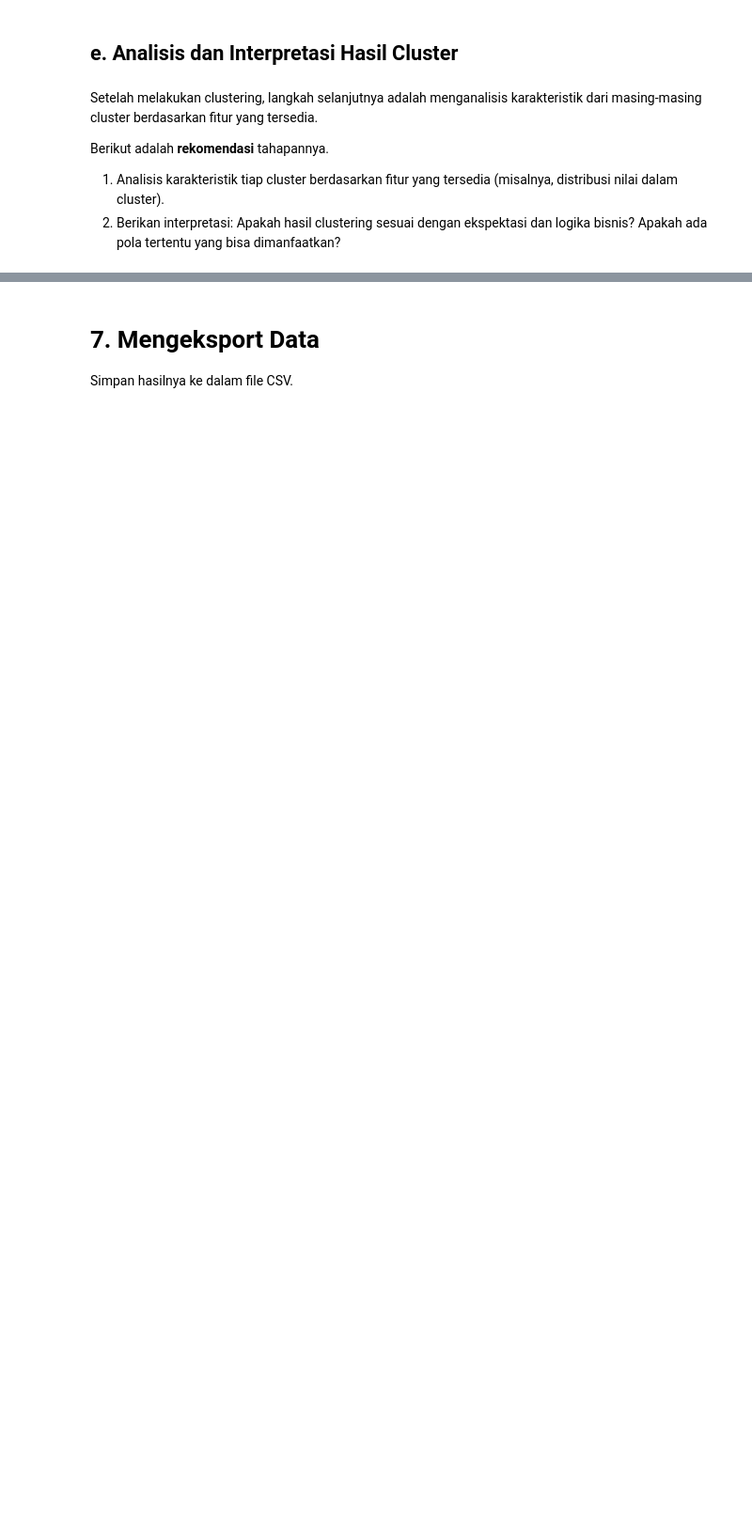
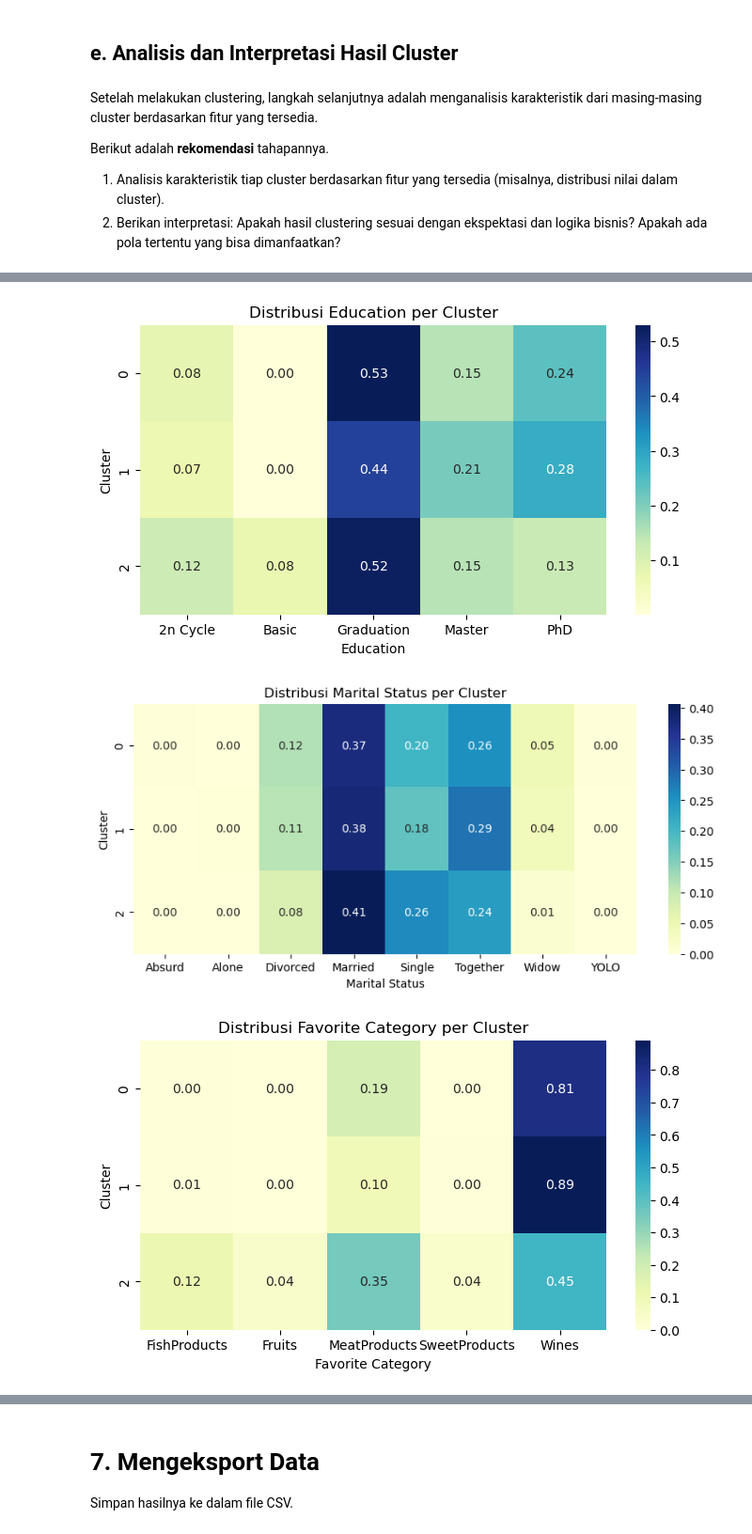
Before and after one commit to RifqiAnshariR/Dicoding-Submissions, a Jupyter notebook: Belajar Dasar Machine Learning/[Clustering]_Submission_Akhir_BMLP_Rifqi Anshari Rasyid.ipynb, the cells around one changed output, grey strips where cells are left out. Shown at 94% size. Cells and saved outputs as stored; diff of their text form; code cells hidden in the pictures; blank space fills up the shorter version.

Commit message:
Update clustering file

```diff
--- a/Belajar Dasar Machine Learning/[Clustering]_Submission_Akhir_BMLP_Rifqi Anshari Rasyid.ipynb
+++ b/Belajar Dasar Machine Learning/[Clustering]_Submission_Akhir_BMLP_Rifqi Anshari Rasyid.ipynb
@@ -591,0 +707,18 @@ Ini dapat membantu dalam merancang strategi pemasaran yang lebih terarah untuk m
+# %%
+# Crosstab untuk fitur Education
+print("Crosstab untuk fitur Education:")
+crosstab_edu = pd.crosstab(df_subset['Cluster'], df_subset['Education'], normalize='index')
+print(crosstab_edu)
+print("\n")
+
+# Crosstab untuk fitur Marital_Status
+print("Crosstab untuk fitur Marital_Status:")
+crosstab_marital = pd.crosstab(df_subset['Cluster'], df_subset['Marital_Status'], normalize='index')
+print(crosstab_marital)
+print("\n")
+
+# Crosstab untuk fitur Favorite_Category
+print("Crosstab untuk fitur Favorite_Category:")
+crosstab_fav = pd.crosstab(df_subset['Cluster'], df_subset['Favorite_Category'], normalize='index')
+print(crosstab_fav)
+print("\n")
@@ -591,0 +743,28 @@ Ini dapat membantu dalam merancang strategi pemasaran yang lebih terarah untuk m
+# %%
+# Crosstab untuk Education
+plt.figure(figsize=(8, 4))
+sns.heatmap(crosstab_edu, annot=True, fmt=".2f", cmap="YlGnBu")
+plt.title('Distribusi Education per Cluster')
+plt.ylabel('Cluster')
+plt.xlabel('Education')
+plt.show()
+
+# Crosstab untuk Marital_Status
+plt.figure(figsize=(10, 4))
+sns.heatmap(crosstab_marital, annot=True, fmt=".2f", cmap="YlGnBu")
+plt.title('Distribusi Marital Status per Cluster')
+plt.ylabel('Cluster')
+plt.xlabel('Marital Status')
+plt.show()
+
+# Crosstab untuk Favorite_Category
+plt.figure(figsize=(8, 4))
+sns.heatmap(crosstab_fav, annot=True, fmt=".2f", cmap="YlGnBu")
+plt.title('Distribusi Favorite Category per Cluster')
+plt.ylabel('Cluster')
+plt.xlabel('Favorite Category')
+plt.show()
+# %% [output]
+[figure, added]
+[figure, added]
+[figure, added]
```
Also changed, not shown: parts of 37 cells of this notebook.
